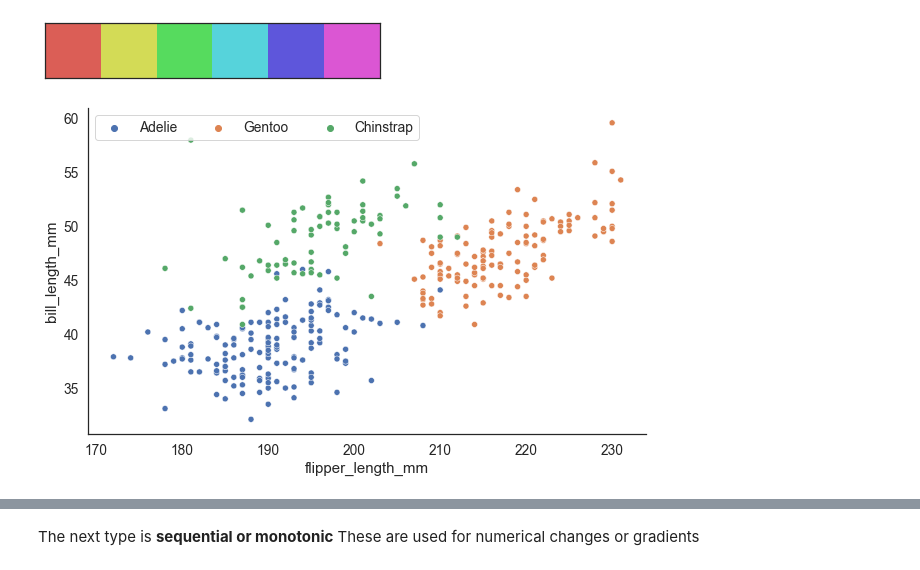
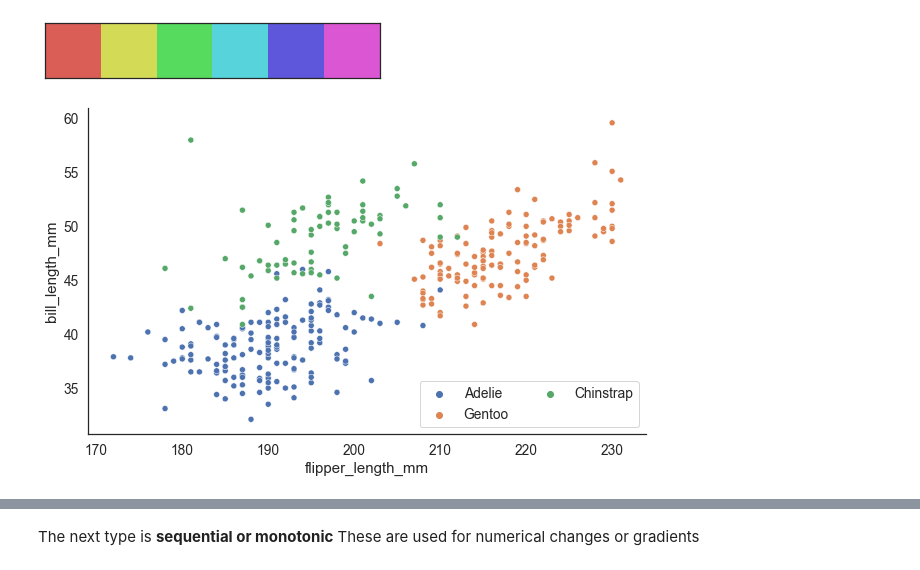
Before and after one commit to bharris12/URP_2021_Programming_Course, a Jupyter notebook: lecture_4/4_visualization.ipynb, the cells around one changed output, grey strips where cells are left out. Saved outputs shown, nothing was run; the diff lists cells and outputs as text; code cells hidden in the pictures.

```diff
--- a/lecture_4/4_visualization.ipynb
+++ b/lecture_4/4_visualization.ipynb
@@ -176,7 +217,7 @@ sns.palplot(sns.hls_palette())
 # %%
 fig, ax =plt.subplots(figsize=(10,6))
 sns.scatterplot(data=penguins,x='flipper_length_mm',y='bill_length_mm',hue='species',ax=ax)
-ax.legend(ncol=4)
+ax.legend(ncol=2)
 sns.despine()
 # %% [output]
-[figure, old version]
+[figure, new version]
```
Also changed, not shown: parts of 21 cells of this notebook.
